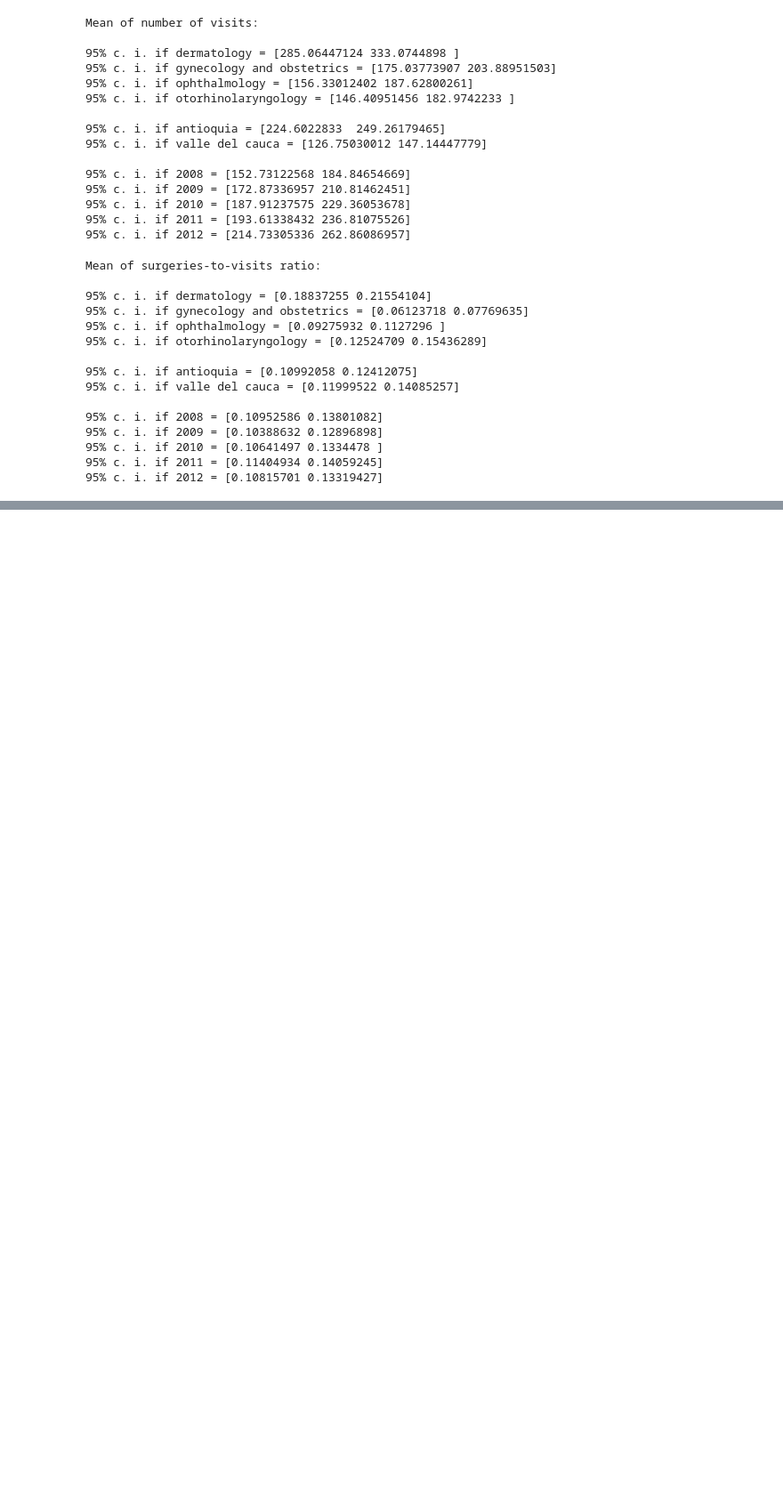
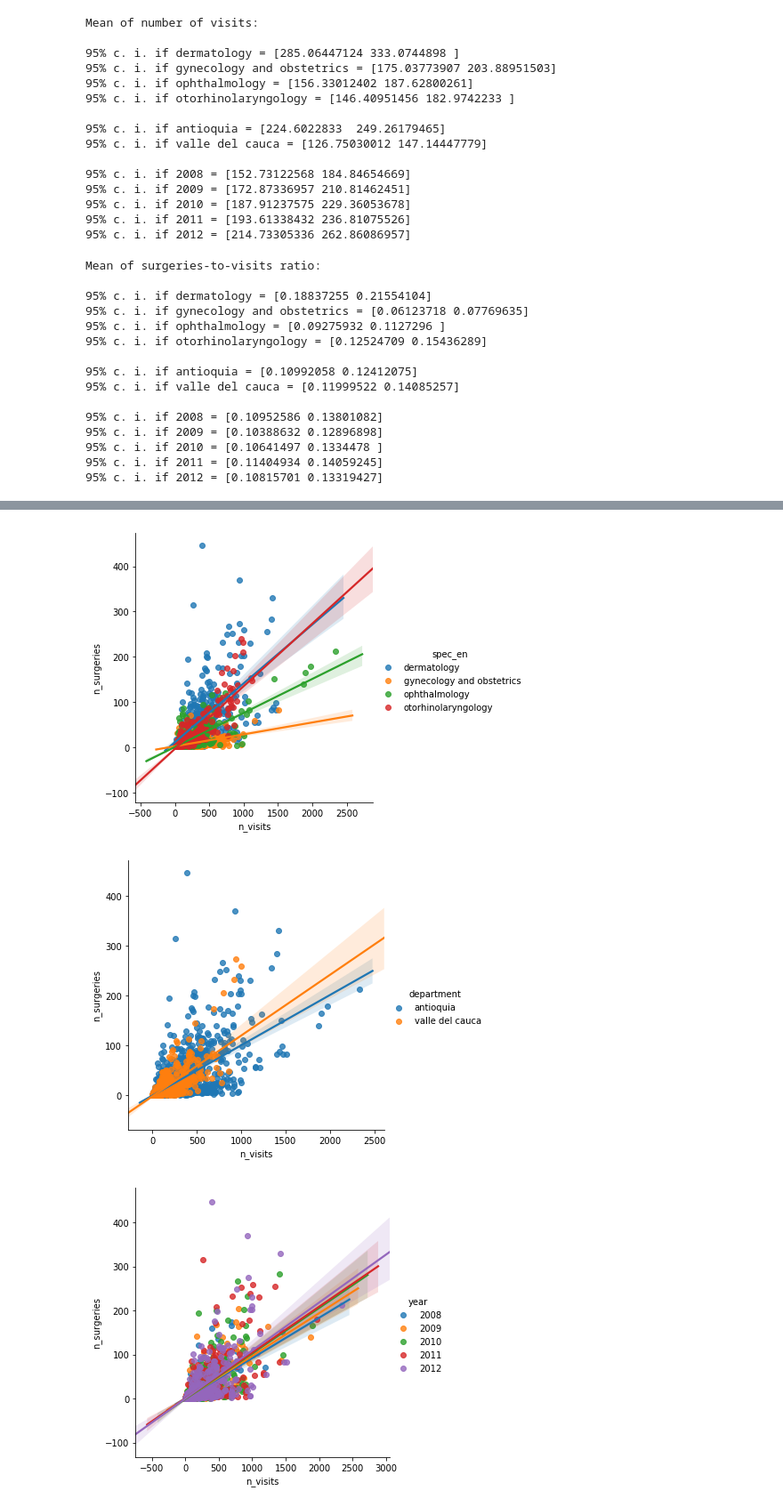
Before and after one commit to tmivanus/Springboard, a Jupyter notebook: Capstone_01/06_correlations.ipynb, the cells around one changed output, grey strips where cells are left out. Shown at 89% size. Saved outputs shown, nothing was run; the diff lists cells and outputs as text; code cells hidden in the pictures; blank space fills up the shorter version.

```diff
--- a/Capstone_01/06_correlations.ipynb
+++ b/Capstone_01/06_correlations.ipynb
@@ -239,2 +239,14 @@ Department definetly changes the mean of surgeries and the mean of visits. It do
 
 Year definetly changes the mean of surgeries and the mean of visits in the long run, if you compare 2008 to 2012 for example. As time pass, both measurements tend to increase. However, because of that, year does not change the the mean of surgeries-to-visits ratio.
+# %%
+fig_0 = sns.lmplot(x='n_visits',y='n_surgeries',
+               hue='spec_en',data=subpanel)
+fig_1 = sns.lmplot(x='n_visits',y='n_surgeries',
+               hue='department',data=subpanel)
+fig_2 = sns.lmplot(x='n_visits',y='n_surgeries',
+               hue='year',data=subpanel)
+plt.show()
+# %% [output]
+[figure, added]
+[figure, added]
+[figure, added]
```
Also changed, not shown: parts of 1 cell of this notebook.
